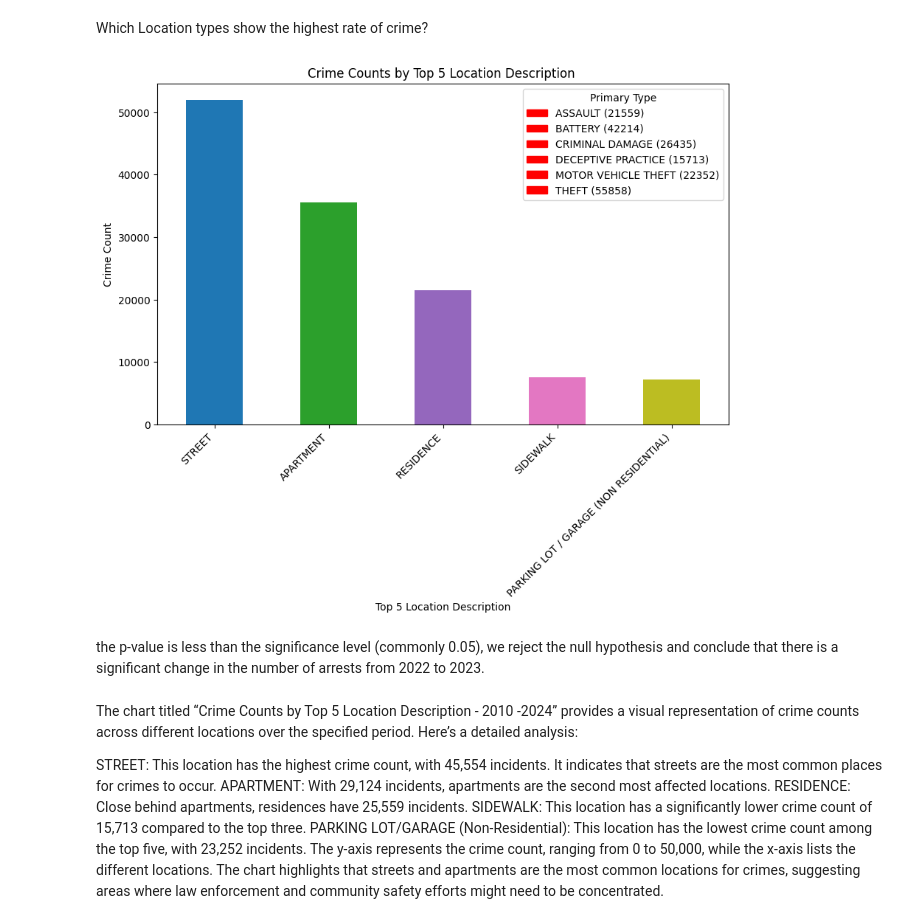
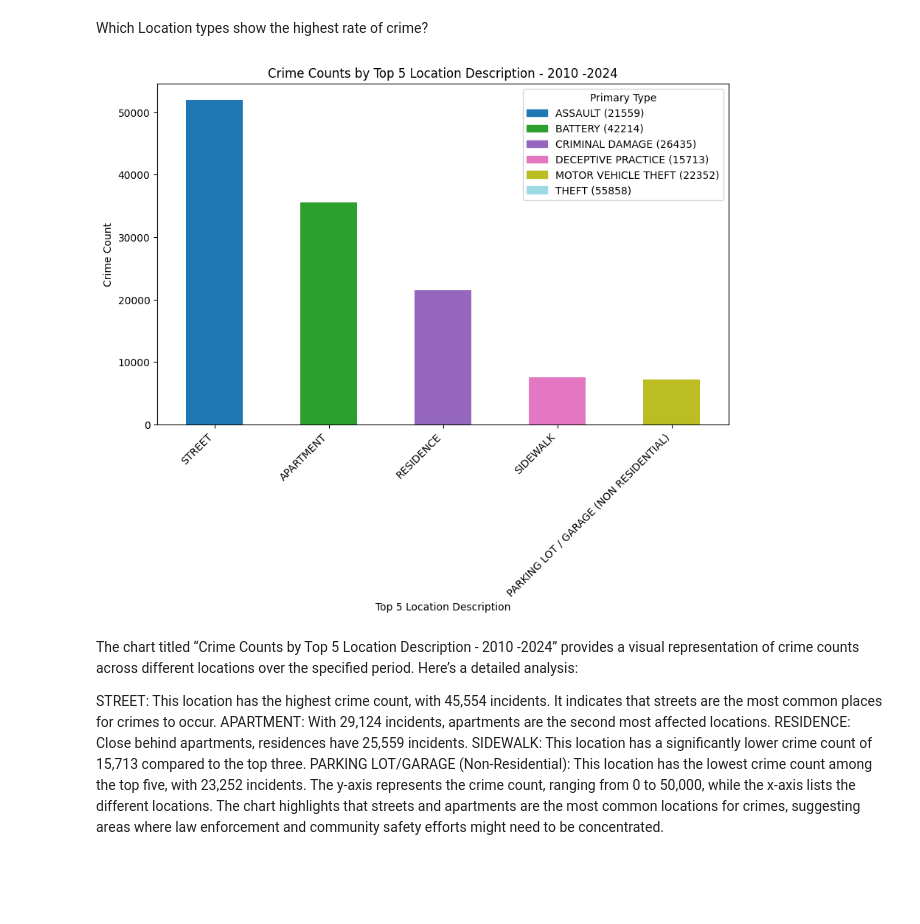
Before and after one commit to ktg8080/Project_1, a Jupyter notebook: chicago_crime_analysis.ipynb, the cells around one changed output. Cells and saved outputs as stored; diff of their text form; code cells hidden in the pictures; blank space fills up the shorter version.

```diff
--- a/chicago_crime_analysis.ipynb
+++ b/chicago_crime_analysis.ipynb
@@ -19,13 +19,4 @@ crime_data_df
 #setting the dataframe's  Index to the ID
 crime_data_df.set_index('ID', inplace=True)
 crime_data_df
-
-# cleaning the data
-columns_to_drop = [
-    'Case Number', 'IUCR', 'Beat', 'District', 'Community Area',
-    'FBI Code', 'X Coordinate', 'Y Coordinate', 'Location'
-]
-
-crime_data_df= crime_data_df.drop(columns=columns_to_drop)
-crime_data_df
 # %% [output]
@@ -219,39 +210,36 @@ Which Location types show the highest rate of crime?
 # %%
 # Group by Location Description and count the occurrences of each Primary Type
 location_crime_counts = filtered_top6_crimes.groupby('Location Description')['Primary Type'].value_counts().unstack().fillna(0)
 
 # Top 10 location Description
 # Sum the counts for each location
 location_totals = location_crime_counts.sum(axis=1)
 
 # Find the top ten locations
 top_ten_locations = location_totals.nlargest(5)
 
 
 # Define a colormap
 colors = plt.cm.get_cmap('tab20', len(location_crime_counts.columns))
 
 # Plotting the data
 fig, ax = plt.subplots(figsize=(10, 6))
 top_ten_locations.plot(kind='bar', stacked=True, ax=ax, color=[colors(i) for i in range(len(location_crime_counts.columns))])
 
-# Adding legends with patches in red color
-handles = [mpatches.Patch(color='red', label=f"{ptype} ({int(count)})")
+# Adding legends with patches
+handles = [mpatches.Patch(color=colors(i), label=f"{ptype} ({int(count)})")
            for i, (ptype, count) in enumerate(location_crime_counts.sum().items())]
 ax.legend(handles=handles, title="Primary Type")
-
 # Rotate the names of the locations
 plt.xticks(rotation=45, ha='right')
 # Adding titles and labels
-plt.title('Crime Counts by Top 5 Location Description ')
+plt.title('Crime Counts by Top 5 Location Description - 2010 -2024')
 plt.xlabel('Top 5 Location Description')
 plt.ylabel('Crime Count')
-plt.savefig('Crime Counts by Top 5 Location Description - .png')
+plt.savefig('Crime Counts by Top 5 Location Description - 2010 -2024.png')
 plt.show()
 # %% [output]
-[figure, old version]
+[figure, new version]
-# %% [markdown]
-the p-value is less than the significance level (commonly 0.05), we reject the null hypothesis and conclude that there is a significant change in the number of arrests from 2022 to 2023.
 # %% [markdown]
 The chart titled “Crime Counts by Top 5 Location Description - 2010 -2024” provides a visual representation of crime counts across different locations over the specified period. Here’s a detailed analysis:
 
```
Also changed, not shown: parts of 3 cells of this notebook, 4 other files.
